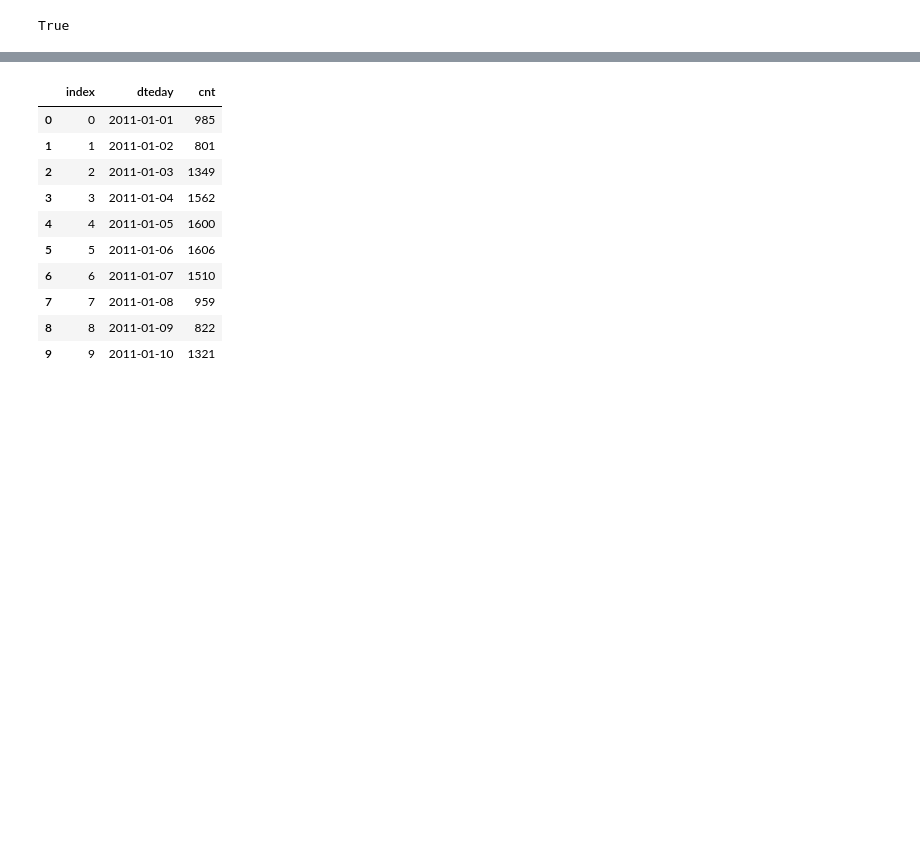
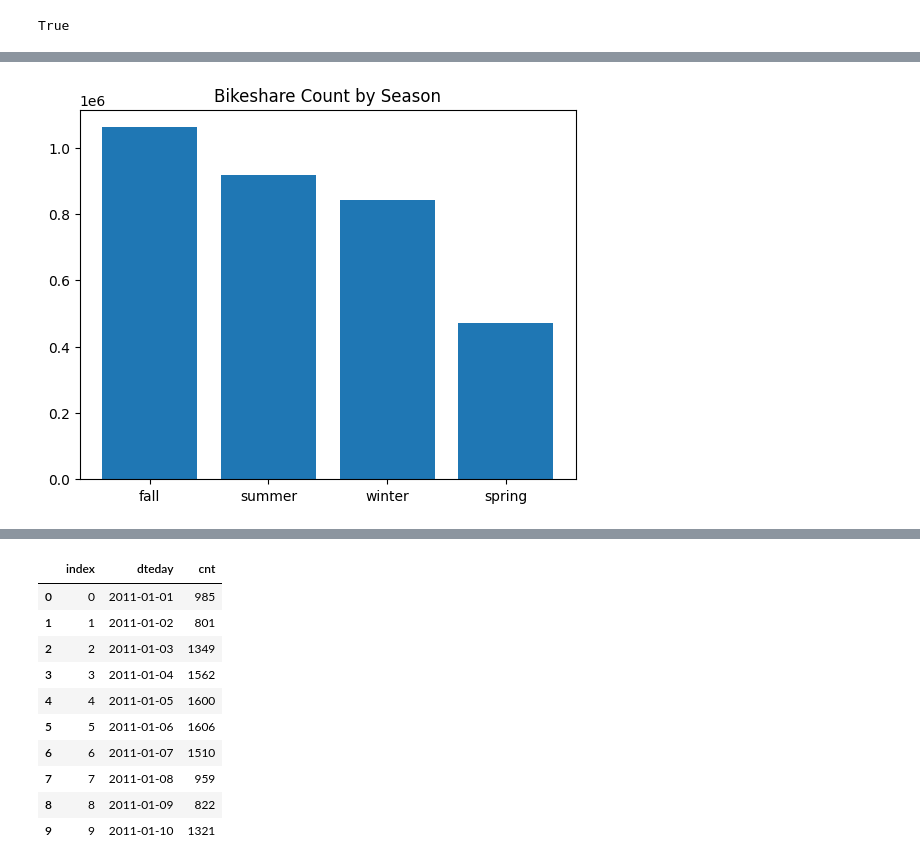
Before and after one commit to Bugi-Sulistiyo/dicoding_data_analisys_project, a Jupyter notebook: analysis.ipynb, the cells around one changed output, grey strips where cells are left out. Drawn from its saved outputs; the diff is of its cells as text; code cells hidden in the pictures; blank space fills up the shorter version.

```diff
--- a/analysis.ipynb
+++ b/analysis.ipynb
@@ -308,0 +224,6 @@ bikeshare_day_df.dteday = pd.to_datetime(bikeshare_day_df.dteday)
+# %%
+# change the year values to their corresponding names
+year = {0: 2011,
+        1: 2012}
+bikeshare_day_df['yr'] = bikeshare_day_df['yr'].map(year)
+bikeshare_day_df.yr.value_counts()
@@ -308,0 +272,7 @@ bikeshare_day_df.dteday = pd.to_datetime(bikeshare_day_df.dteday)
+# %%
+bikeshare_day_season = bikeshare_day_df[["season",
+                                         "cnt"]].groupby('season').sum().reset_index()
+bikeshare_day_season.sort_values(by='cnt',
+                                 ascending=False,
+                                 inplace=True)
+bikeshare_day_season.rename(columns={'cnt':"count"}).head()
@@ -308,0 +285,7 @@ bikeshare_day_df.dteday = pd.to_datetime(bikeshare_day_df.dteday)
+# %%
+plt.bar(bikeshare_day_season.season,
+        bikeshare_day_season.cnt)
+plt.title("Bikeshare Count by Season")
+plt.show()
+# %% [output]
+[figure, added]
```
Also changed, not shown: parts of 63 cells of this notebook, 1 other file.
